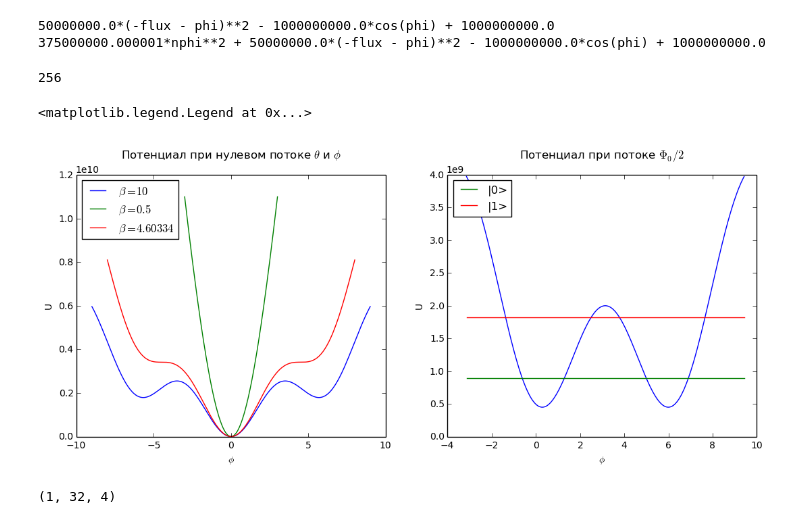
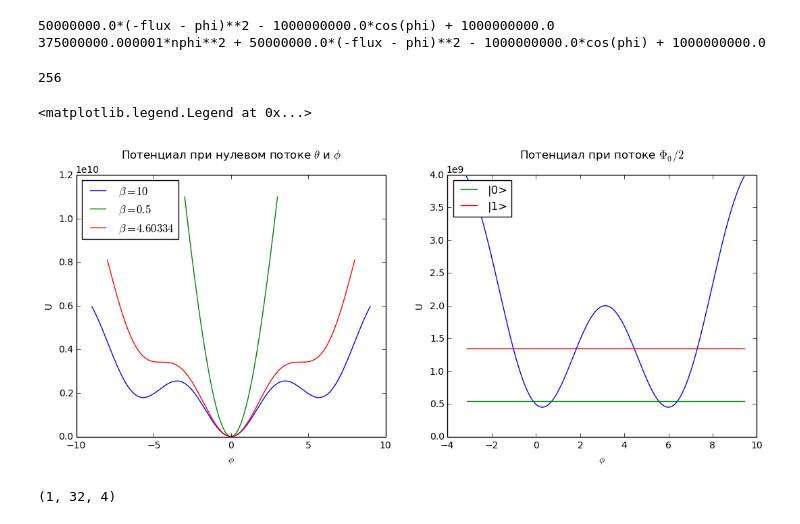
Before and after one commit to safoex/qubitlab, a Jupyter notebook: python/QCircuit-master/RF.ipynb, the cells around one changed output. Drawn from its saved outputs; the diff is of its cells as text; code cells hidden in the pictures.

```diff
--- a/python/QCircuit-master/RF.ipynb
+++ b/python/QCircuit-master/RF.ipynb
@@ -53,35 +53,36 @@ fig = plt.figure(figsize=(13,5),dpi=300)
 flux_0 = fig.add_subplot(121)
 flux_0.set_title(r'Потенциал при нулевом потоке $\theta$ и $\phi$'+'\n')
 flux_0.set_xlabel(r'$\phi$')
 flux_0.set_ylabel(r'U')
 flux_0.plot(phi_space,U_space, label = '$\\beta = 10$')
 flux_0.plot(phi_space2, calc2(phi = phi_space2,flux = 0), label = '$\\beta = 0.5$')
 phi_space3 = np.linspace(-8,8,phi_steps)
 RF.find_element('I').set_inductance(4.60334/Ej)
 calc3 = sympy.lambdify({"phi","flux"},RF.symbolic_hamiltonian(False),'numpy')
 flux_0.plot(phi_space3, calc3(phi = phi_space3,flux = 0), label = '$\\beta = 4.60334$')
 flux_pi = fig.add_subplot(122)
 flux_pi.set_title(r'Потенциал при потоке $\Phi_0/2$ '+'\n')
 flux_pi.set_xlabel(r'$\phi$')
 flux_pi.set_ylabel(r'U')
 flux_0.legend(bbox_to_anchor = [0,1], loc = 'upper left')
 phi_space3 = np.linspace(-np.pi,3*np.pi,phi_steps)
 flux_pi.plot(phi_space3, calc(phi=phi_space3,flux= -np.pi))
 
 fig.show()
-RF.find_element('I').set_inductance(2/Ej)
+RF.find_element('I').set_inductance(10/Ej)
+phixH.set_parameter(flux,-np.pi)
 RF.calculate_potentials()
 [eigenenergies,eigenfunctions] = RF.diagonalize_phase(num_states=4)
 energies[0,:] = eigenenergies
 for energy_id, energy in enumerate(energies[0,0:2]):
     flux_pi.plot(phi_space3,energy*np.ones_like(phi_space3),label = "|" + str(energy_id) + ">")
 flux_pi.legend(bbox_to_anchor = [0,1], loc = 'upper left')
 # %% [output]
 50000000.0*(-flux - phi)**2 - 1000000000.0*cos(phi) + 1000000000.0
 375000000.000001*nphi**2 + 50000000.0*(-flux - phi)**2 - 1000000000.0*cos(phi) + 1000000000.0
 256
 <matplotlib.legend.Legend at 0x...>
-[figure, old version]
+[figure, new version]
 # %%
 print((eigenfunctions).shape)
 # %% [output]
```
Also changed, not shown: parts of 1 cell of this notebook.
